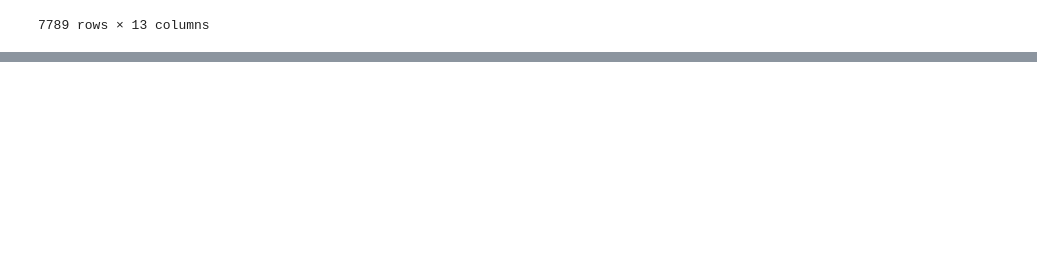
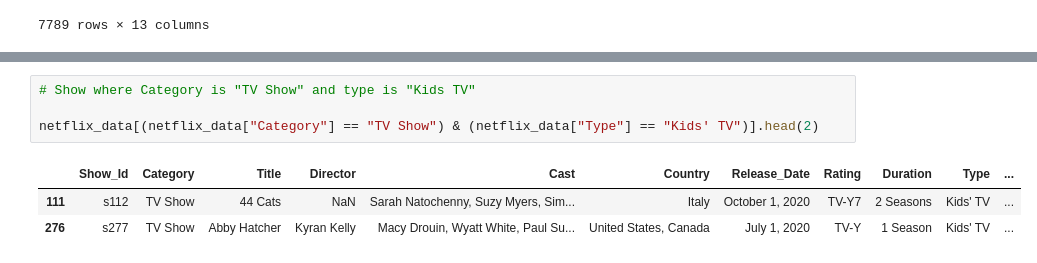
Before and after one commit to abdullahkhan-10/Python-Complete-Course, a Jupyter notebook: Python Projects/Begineer Projects/7_netflix_data.ipynb, the cells around one changed output, grey strips where cells are left out. Saved outputs shown, nothing was run; the diff lists cells and outputs as text; blank space fills up the shorter version.

```diff
--- a/Python Projects/Begineer Projects/7_netflix_data.ipynb
+++ b/Python Projects/Begineer Projects/7_netflix_data.ipynb
@@ -643,0 +671,8 @@ netflix_data.sort_values(by= "Duration", ascending= False).head(3)
+# %%
+# Show where Category is "TV Show" and type is "Kids TV"
+
+netflix_data[(netflix_data["Category"] == "TV Show") & (netflix_data["Type"] == "Kids' TV")].head(2)
+# %% [output]
+|  | Show_Id | Category | Title | Director | Cast | Country | Release_Date | Rating | Duration | Type | ... |
+| 111 | s112 | TV Show | 44 Cats | NaN | Sarah Natochenny, Suzy Myers, Sim... | Italy | October 1, 2020 | TV-Y7 | 2 Seasons | Kids' TV | ... |
+| 276 | s277 | TV Show | Abby Hatcher | Kyran Kelly | Macy Drouin, Wyatt White, Paul Su... | United States, Canada | July 1, 2020 | TV-Y | 1 Season | Kids' TV | ... |
```
Also changed, not shown: parts of 4 cells of this notebook.
